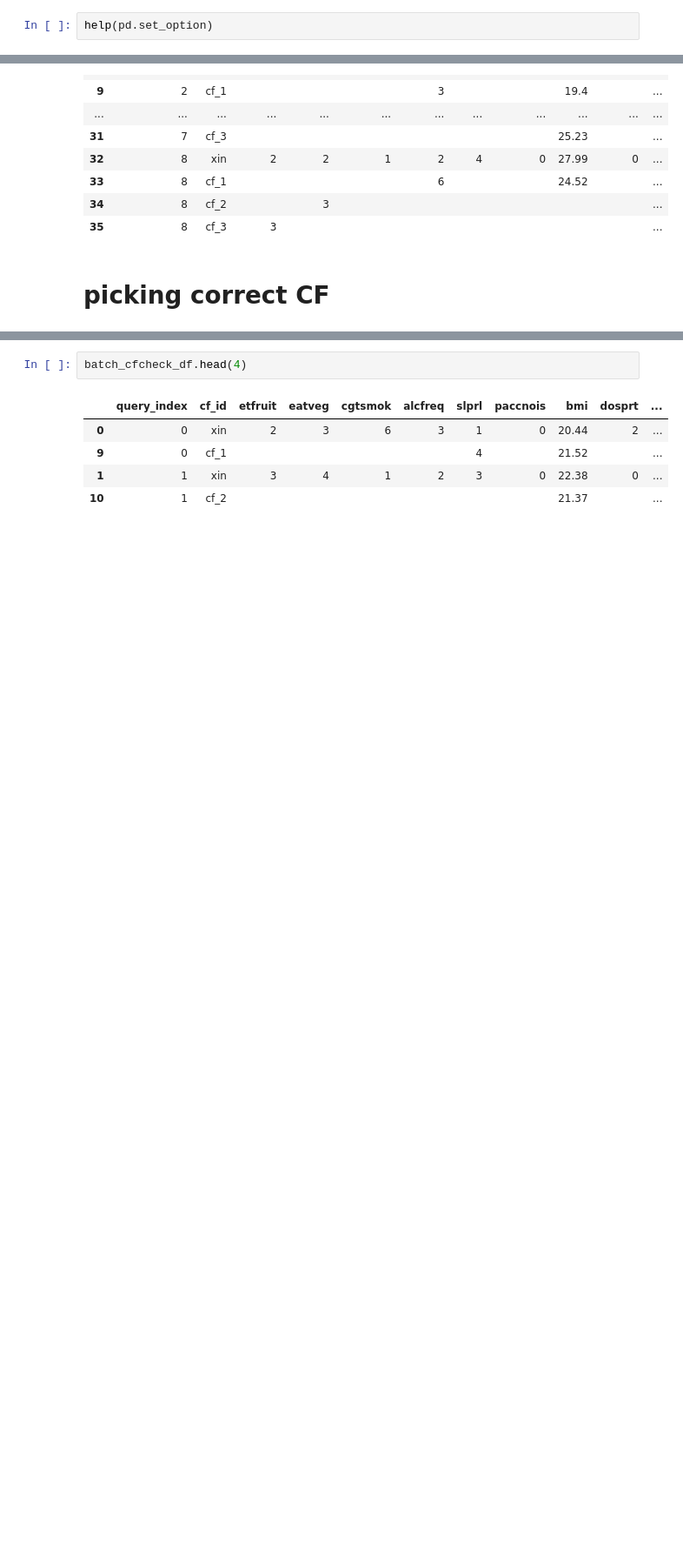
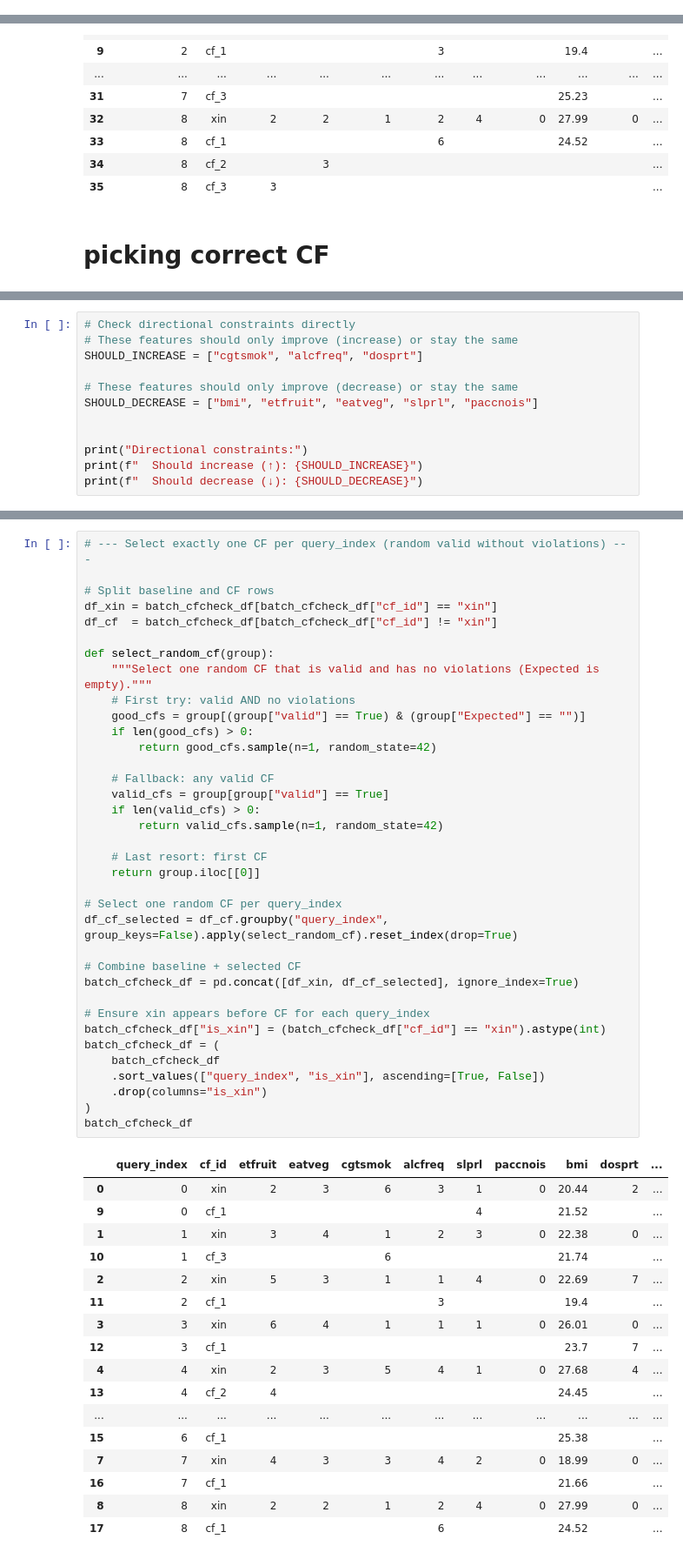
Before and after one commit to Dyretna/cf_bench, a Jupyter notebook: notebooks/counterfactual_tests/pre_permitted_range/explore_batch_xgboost_random.ipynb, the cells around one changed output, grey strips where cells are left out. Shown at 87% size. Saved outputs shown, nothing was run; the diff lists cells and outputs as text; blank space fills up the shorter version.

```diff
--- a/notebooks/counterfactual_tests/pre_permitted_range/explore_batch_xgboost_random.ipynb
+++ b/notebooks/counterfactual_tests/pre_permitted_range/explore_batch_xgboost_random.ipynb
@@ -5,5 +5,3 @@ from aiwhatif_cf.config import DATA_DIR, CF_OUTPUTS
 
 batch_cfcheck_data = CF_OUTPUTS / "xgboost_2026-04-14" / "random_annotated_hltprhc.csv"
 batch_cfcheck_df = pd.read_csv(batch_cfcheck_data)
-# %%
-help(pd.set_option)
@@ -204,0 +135,12 @@ batch_cfcheck_df["valid"] = batch_cfcheck_df["valid"].replace(
+# %%
+# Check directional constraints directly
+# These features should only improve (increase) or stay the same
+SHOULD_INCREASE = ["cgtsmok", "alcfreq", "dosprt"]
+
+# These features should only improve (decrease) or stay the same
+SHOULD_DECREASE = ["bmi", "etfruit", "eatveg", "slprl", "paccnois"]
+
+
+print("Directional constraints:")
+print(f"  Should increase (↑): {SHOULD_INCREASE}")
+print(f"  Should decrease (↓): {SHOULD_DECREASE}")
@@ -221,8 +202,54 @@ batch_cfcheck_df["Expected"] = batch_cfcheck_df.apply(compute_expected, axis=1)
 # %%
-batch_cfcheck_df.head(4)
+# --- Select exactly one CF per query_index (random valid without violations) ---
+
+# Split baseline and CF rows
+df_xin = batch_cfcheck_df[batch_cfcheck_df["cf_id"] == "xin"]
+df_cf  = batch_cfcheck_df[batch_cfcheck_df["cf_id"] != "xin"]
+
+def select_random_cf(group):
+    """Select one random CF that is valid and has no violations (Expected is empty)."""
+    # First try: valid AND no violations
+    good_cfs = group[(group["valid"] == True) & (group["Expected"] == "")]
+    if len(good_cfs) > 0:
+        return good_cfs.sample(n=1, random_state=42)
+
+    # Fallback: any valid CF
+    valid_cfs = group[group["valid"] == True]
+    if len(valid_cfs) > 0:
+        return valid_cfs.sample(n=1, random_state=42)
+
+    # Last resort: first CF
+    return group.iloc[[0]]
+
+# Select one random CF per query_index
+df_cf_selected = df_cf.groupby("query_index", group_keys=False).apply(select_random_cf).reset_index(drop=True)
+
+# Combine baseline + selected CF
+batch_cfcheck_df = pd.concat([df_xin, df_cf_selected], ignore_index=True)
+
+# Ensure xin appears before CF for each query_index
+batch_cfcheck_df["is_xin"] = (batch_cfcheck_df["cf_id"] == "xin").astype(int)
+batch_cfcheck_df = (
+    batch_cfcheck_df
+    .sort_values(["query_index", "is_xin"], ascending=[True, False])
+    .drop(columns="is_xin")
+)
+batch_cfcheck_df
 # %% [output]
 |  | query_index | cf_id | etfruit | eatveg | cgtsmok | alcfreq | slprl | paccnois | bmi | dosprt | ... |
 | 0 | 0 | xin | 2 | 3 | 6 | 3 | 1 | 0 | 20.44 | 2 | ... |
 | 9 | 0 | cf_1 |  |  |  |  | 4 |  | 21.52 |  | ... |
 | 1 | 1 | xin | 3 | 4 | 1 | 2 | 3 | 0 | 22.38 | 0 | ... |
-| 10 | 1 | cf_2 |  |  |  |  |  |  | 21.37 |  | ... |
+| 10 | 1 | cf_3 |  |  | 6 |  |  |  | 21.74 |  | ... |
+| 2 | 2 | xin | 5 | 3 | 1 | 1 | 4 | 0 | 22.69 | 7 | ... |
+| 11 | 2 | cf_1 |  |  |  | 3 |  |  | 19.4 |  | ... |
+| 3 | 3 | xin | 6 | 4 | 1 | 1 | 1 | 0 | 26.01 | 0 | ... |
+| 12 | 3 | cf_1 |  |  |  |  |  |  | 23.7 | 7 | ... |
+| 4 | 4 | xin | 2 | 3 | 5 | 4 | 1 | 0 | 27.68 | 4 | ... |
+| 13 | 4 | cf_2 | 4 |  |  |  |  |  | 24.45 |  | ... |
+| ... | ... | ... | ... | ... | ... | ... | ... | ... | ... | ... | ... |
+| 15 | 6 | cf_1 |  |  |  |  |  |  | 25.38 |  | ... |
+| 7 | 7 | xin | 4 | 3 | 3 | 4 | 2 | 0 | 18.99 | 0 | ... |
+| 16 | 7 | cf_1 |  |  |  |  |  |  | 21.66 |  | ... |
+| 8 | 8 | xin | 2 | 2 | 1 | 2 | 4 | 0 | 27.99 | 0 | ... |
+| 17 | 8 | cf_1 |  |  |  | 6 |  |  | 24.52 |  | ... |
```
Also changed, not shown: parts of 9 cells of this notebook, 7 other files.
